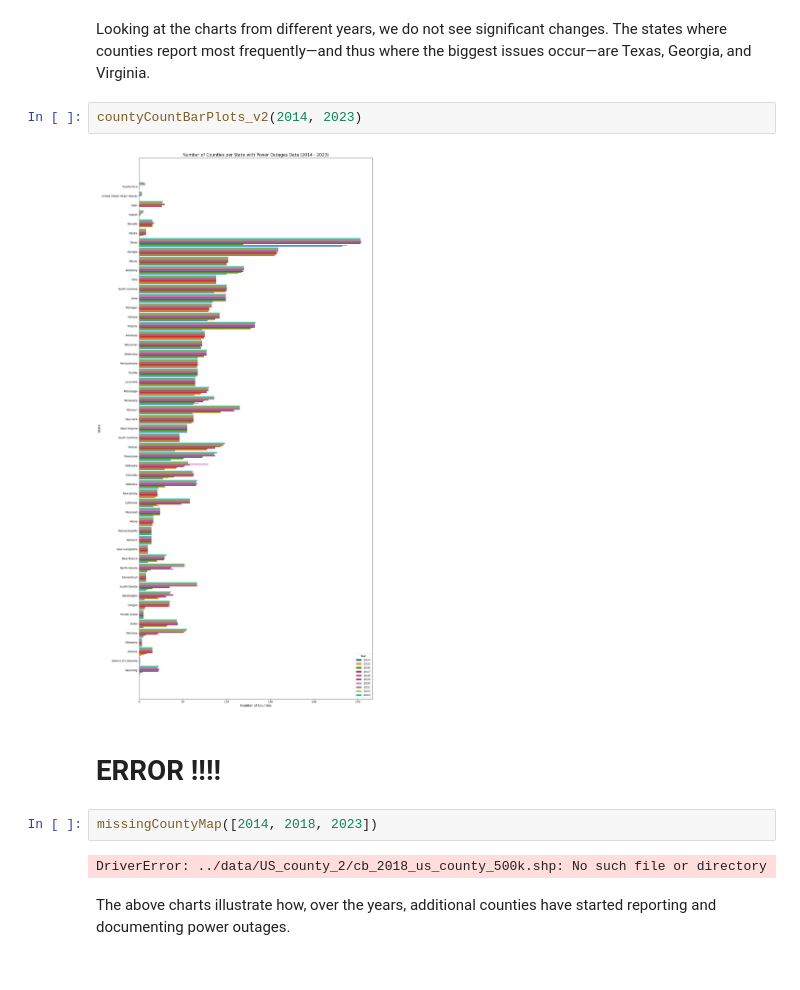
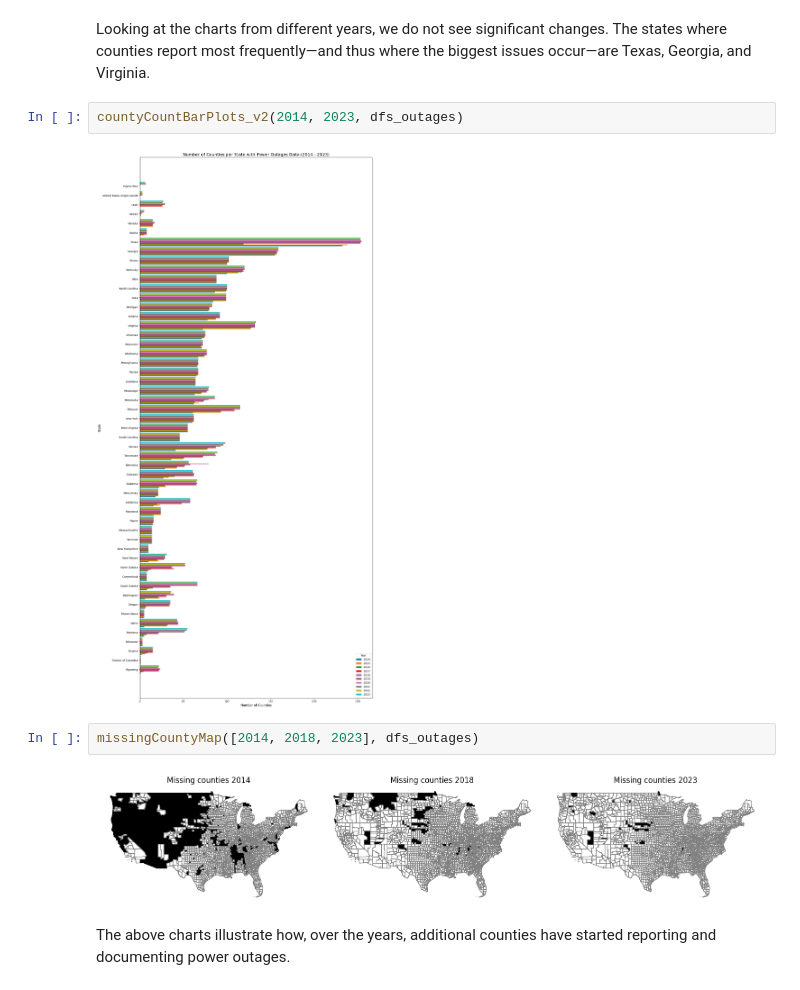
Before and after one commit to kwiatkowskaa/PowerOutage_Prediction, a Jupyter notebook: notebooks/01_data_preprocessing.ipynb, the cells around one changed output. Saved outputs shown, nothing was run; the diff lists cells and outputs as text.

```diff
--- a/notebooks/01_data_preprocessing.ipynb
+++ b/notebooks/01_data_preprocessing.ipynb
@@ -276,15 +276,13 @@ countyCountBarPlots(2014, 2023)
 # %% [markdown]
 Looking at the charts from different years, we do not see significant changes. The states where counties report most frequently—and thus where the biggest issues occur—are Texas, Georgia, and Virginia.
 # %%
-countyCountBarPlots_v2(2014, 2023)
+countyCountBarPlots_v2(2014, 2023, dfs_outages)
 # %% [output]
-[figure, old version]
+[figure, new version]
-# %% [markdown]
-# ERROR !!!!
 # %%
-missingCountyMap([2014, 2018, 2023])
+missingCountyMap([2014, 2018, 2023], dfs_outages)
 # %% [output]
-DriverError: ../data/US_county_2/cb_2018_us_county_500k.shp: No such file or directory
+[figure, added]
 # %% [markdown]
 The above charts illustrate how, over the years, additional counties have started reporting and documenting power outages.
 # %%
```
Also changed, not shown: parts of 3 cells of this notebook, 1 other file.
